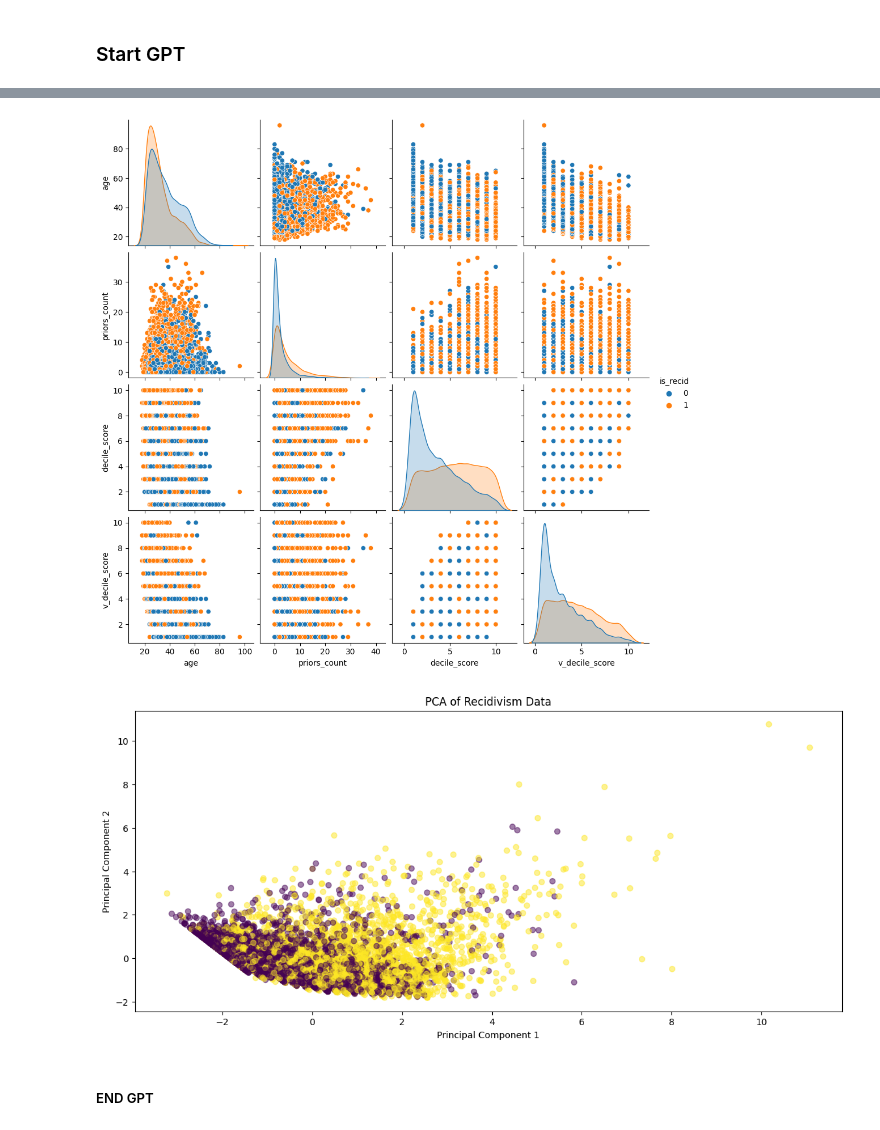
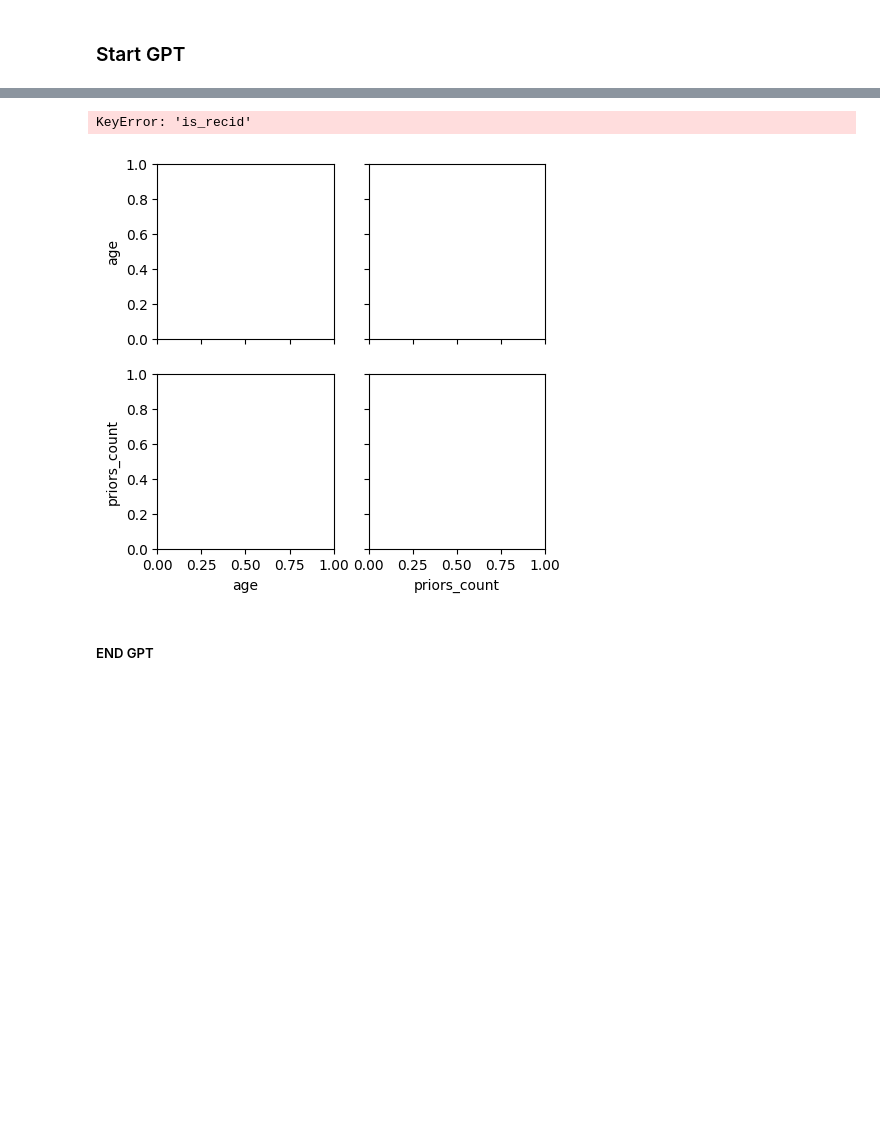
Before and after one commit to TeresaRamoos/Capstone, a Jupyter notebook: Baseline.ipynb, the cells around one changed output, grey strips where cells are left out. Saved outputs shown, nothing was run; the diff lists cells and outputs as text; code cells hidden in the pictures; blank space fills up the shorter version.

```diff
--- a/Baseline.ipynb
+++ b/Baseline.ipynb
@@ -280,7 +278,7 @@ plt.show()
 #plt.show()
 
 # 9. Pairplot
-sns.pairplot(df[['age', 'priors_count', 'decile_score', 'v_decile_score', 'is_recid']], hue='is_recid')
+sns.pairplot(df[['age', 'priors_count']], hue='is_recid')
 plt.show()
 
 # 10. PCA
@@ -311,5 +309,5 @@ plt.show()
+KeyError: 'is_recid'
-[figure, old version]
+[figure, new version]
-[figure, removed]
 # %% [markdown]
 ##### END GPT
 # %% [markdown]
```
Also changed, not shown: parts of 22 cells of this notebook, 6 other files.
